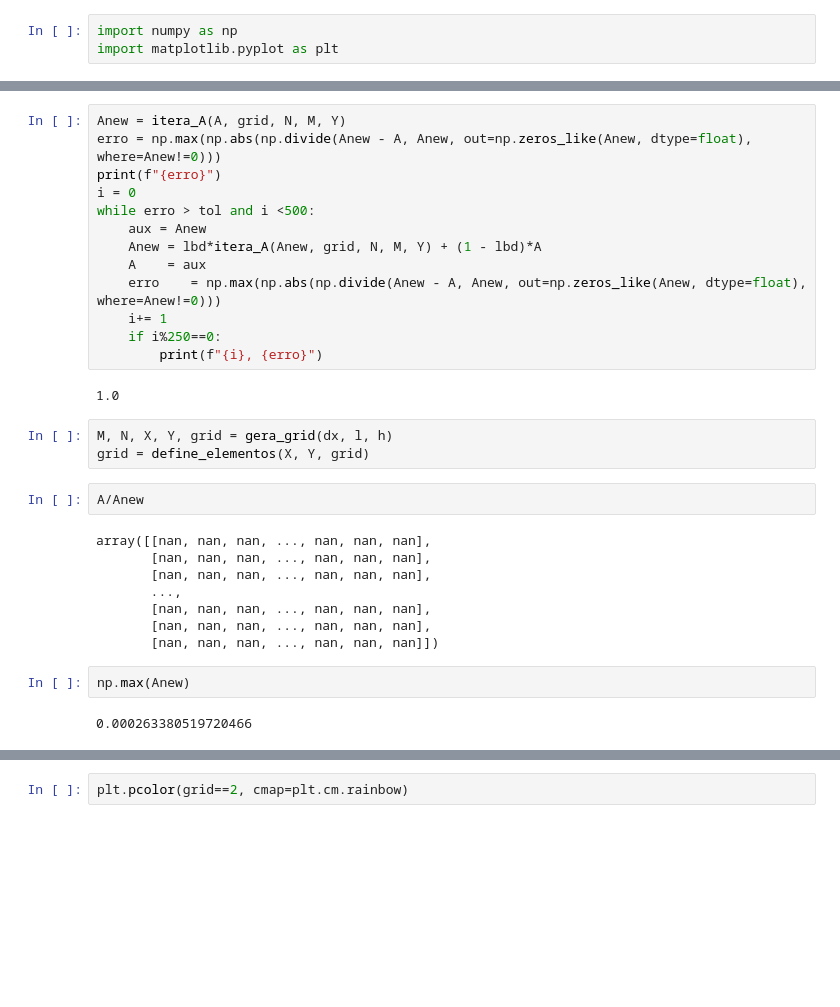
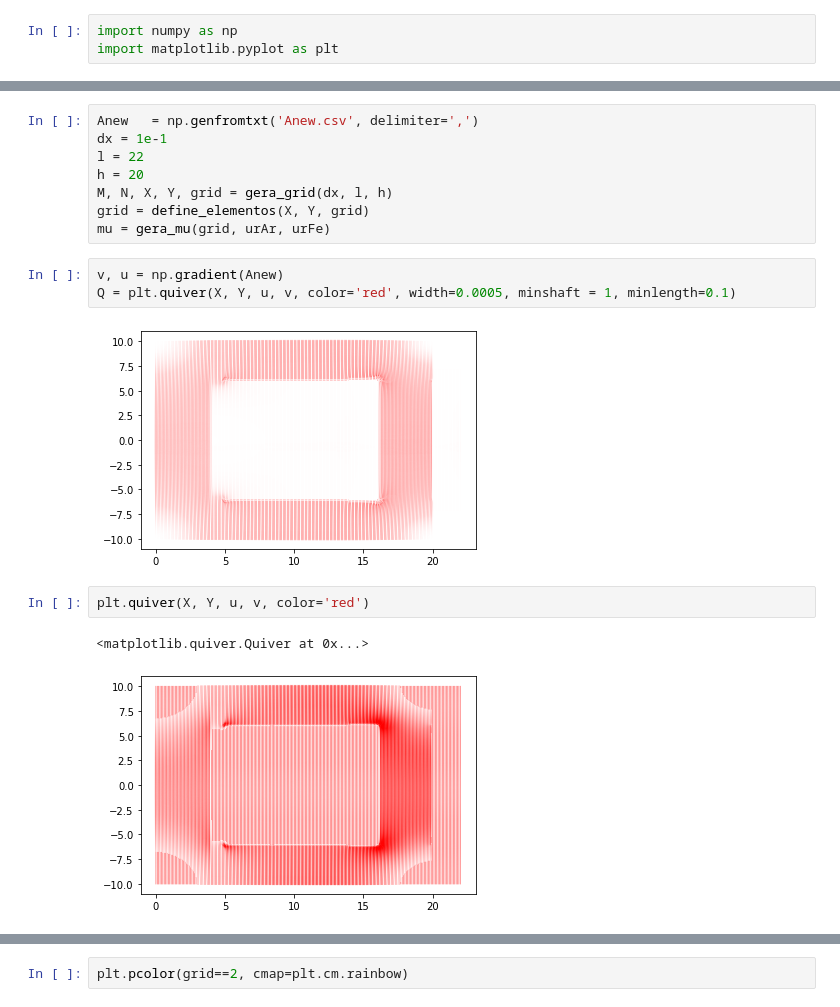
Before and after one commit to jolenscki/EP2_MecComp, a Jupyter notebook: EP2_sem_orgulho.ipynb, the cells around one changed output, grey strips where cells are left out. Cells and saved outputs as stored; diff of their text form; blank space fills up the shorter version.

```diff
--- a/EP2_sem_orgulho.ipynb
+++ b/EP2_sem_orgulho.ipynb
@@ -421,32 +407,18 @@ def calcula_B(A, N, M):
-# %%
-Anew = itera_A(A, grid, N, M, Y)
-erro = np.max(np.abs(np.divide(Anew - A, Anew, out=np.zeros_like(Anew, dtype=float), where=Anew!=0)))
-print(f"{erro}")
-i = 0
-while erro > tol and i <500:
-    aux = Anew
-    Anew = lbd*itera_A(Anew, grid, N, M, Y) + (1 - lbd)*A
-    A    = aux
-    erro    = np.max(np.abs(np.divide(Anew - A, Anew, out=np.zeros_like(Anew, dtype=float), where=Anew!=0)))
-    i+= 1
-    if i%250==0:
-        print(f"{i}, {erro}")
-# %% [output]
-1.0
-# %%
-M, N, X, Y, grid = gera_grid(dx, l, h)
-grid = define_elementos(X, Y, grid)
 # %%
-A/Anew
+Anew   = np.genfromtxt('Anew.csv', delimiter=',')
+dx = 1e-1
+l = 22
+h = 20
+M, N, X, Y, grid = gera_grid(dx, l, h)
+grid = define_elementos(X, Y, grid)
+mu = gera_mu(grid, urAr, urFe)
-# %% [output]
-array([[nan, nan, nan, ..., nan, nan, nan],
-       [nan, nan, nan, ..., nan, nan, nan],
-       [nan, nan, nan, ..., nan, nan, nan],
-       ...,
-       [nan, nan, nan, ..., nan, nan, nan],
-       [nan, nan, nan, ..., nan, nan, nan],
-       [nan, nan, nan, ..., nan, nan, nan]])
-# %%
-np.max(Anew)
-# %% [output]
-0.000263380519720466
+# %%
+v, u = np.gradient(Anew)
+Q = plt.quiver(X, Y, u, v, color='red', width=0.0005, minshaft = 1, minlength=0.1)
+# %% [output]
+[figure, added]
+# %%
+plt.quiver(X, Y, u, v, color='red')
+# %% [output]
+<matplotlib.quiver.Quiver at 0x...>
+[figure, added]
```
Also changed, not shown: parts of 9 cells of this notebook, 1 other file.
